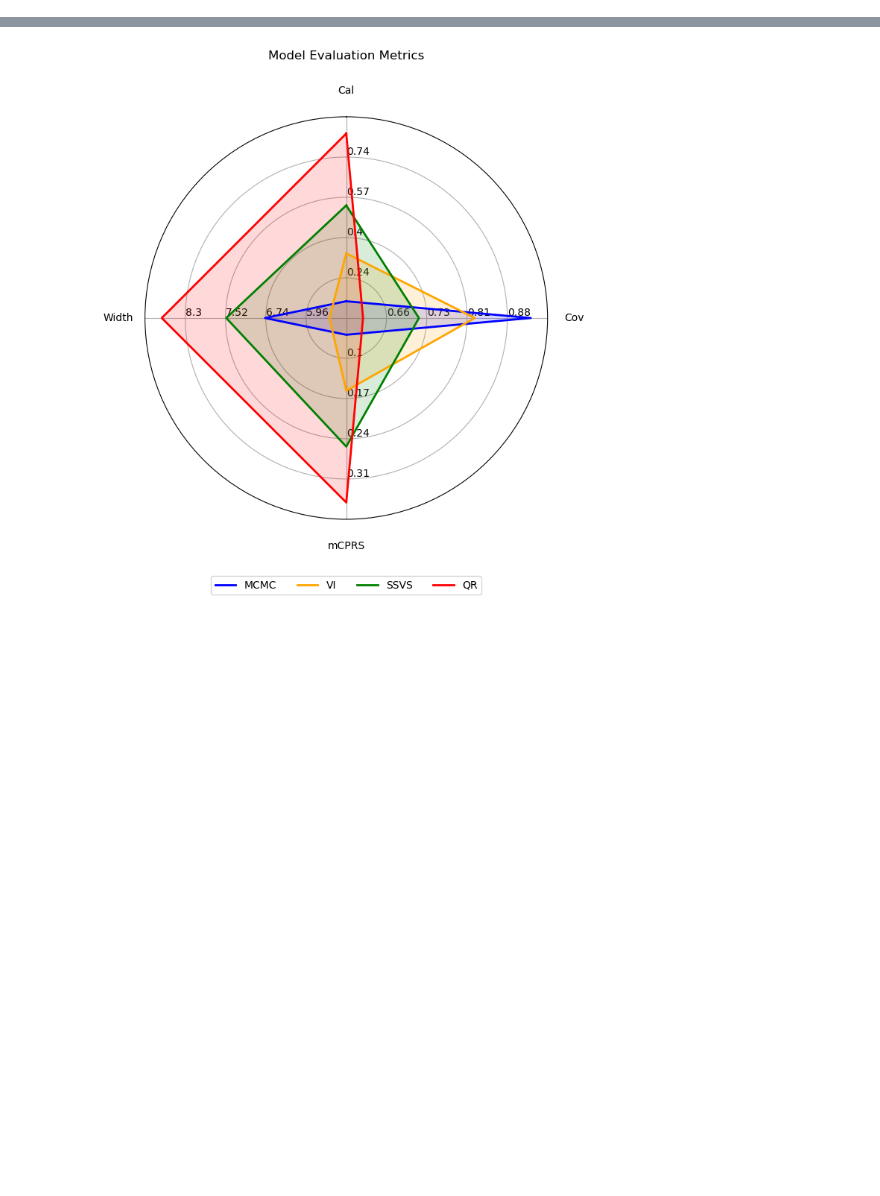
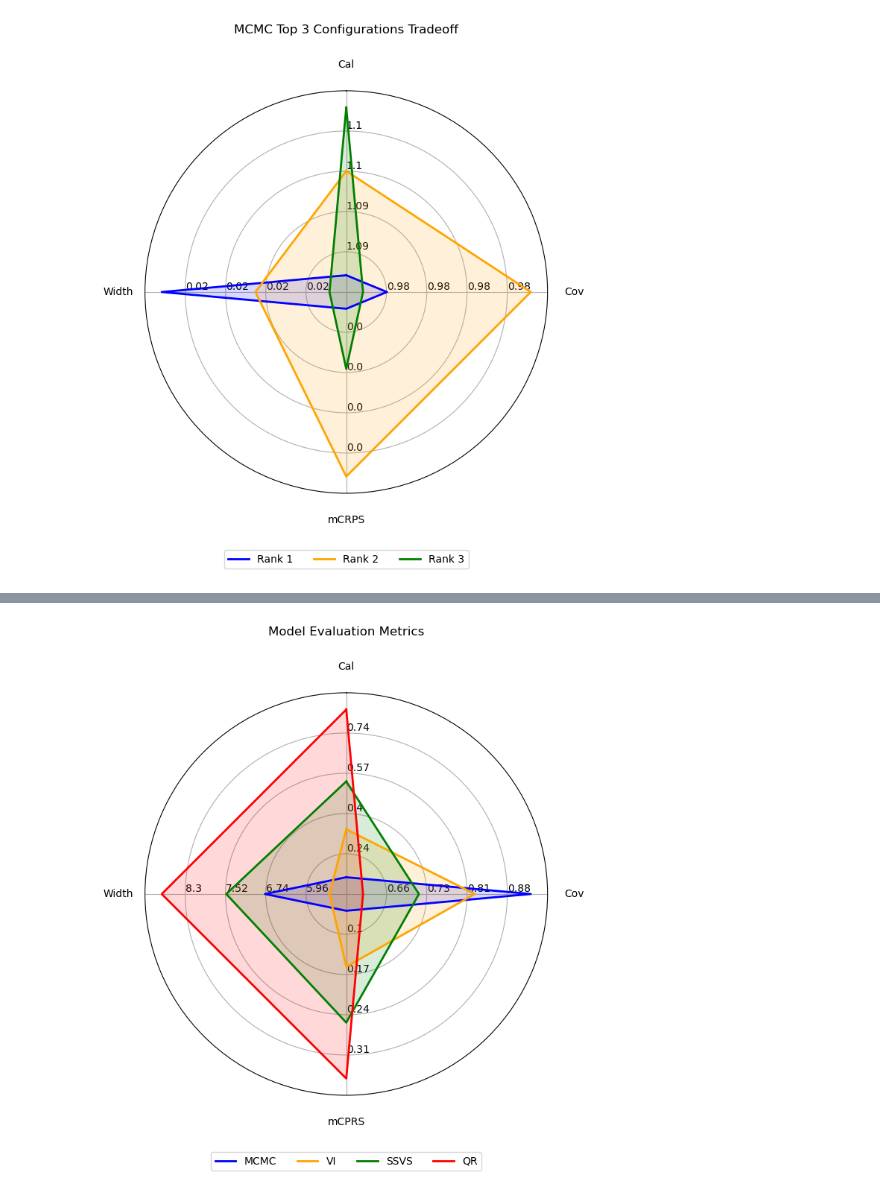
Before and after one commit to filippobezzi/Bayesian-Inference-in-High-Dimensional-Reservoir-Dynamics-for-Neural-Time-Series, a Jupyter notebook: metrics_viz.ipynb, the cells around one changed output, grey strips where cells are left out. Cells and saved outputs as stored; diff of their text form; code cells hidden in the pictures; blank space fills up the shorter version.

```diff
--- a/metrics_viz.ipynb
+++ b/metrics_viz.ipynb
@@ -4,0 +45,12 @@ import matplotlib.pyplot as plt
+# %%
+n_iterations = 5
+metrics_data = {"Cal": {}, "Cov": {}, "mCRPS": {}, "Width": {}}
+# %%
+Time_steps = 2000
+tau = 17
+
+X, Y = DataGenerator(Time_steps, tau).generate_data()
+# %%
+X_train = X[:1000,:]
+X_val = X[1000:,:]
+X_train.shape, X_val.shape
@@ -4,0 +59,2 @@ import matplotlib.pyplot as plt
+# %%
+Y_train, Y_val = Y[:1000], Y[1000:]
@@ -4,0 +118,31 @@ import matplotlib.pyplot as plt
+# %%
+# 3. Radar Chart Projection
+metrics = list(metrics_data.keys())
+models = list(metrics_data[metrics[0]].keys())
+
+data_matrix = {model: [np.mean(metrics_data[metric][model]) for metric in metrics] for model in models}
+
+ranges = []
+for i, metric in enumerate(metrics):
+    vals = [data_matrix[m][i] for m in models]
+    vmin, vmax = min(vals), max(vals)
+    if vmin == vmax:
+        ranges.append((vmin - 0.1, vmax + 0.1))
+    else:
+        padding = (vmax - vmin) * 0.1
+        ranges.append((vmin - padding, vmax + padding))
+
+fig1 = plt.figure(figsize=(6, 6))
+radar = ComplexRadar(fig1, metrics, ranges)
+
+colors = ['blue', 'orange', 'green']
+
+for i, model in enumerate(models):
+    radar.plot(data_matrix[model], label=model, color=colors[i], linewidth=2)
+    radar.fill(data_matrix[model], facecolor=colors[i], alpha=0.15)
+
+radar.ax.set_title("MCMC Top 3 Configurations Tradeoff", pad=25)
+radar.use_legend(loc='lower center', bbox_to_anchor=(0.5, -0.2), ncol=len(models))
+plt.show()
+# %% [output]
+[figure, added]
```
Also changed, not shown: parts of 10 cells of this notebook, 7 other files.
